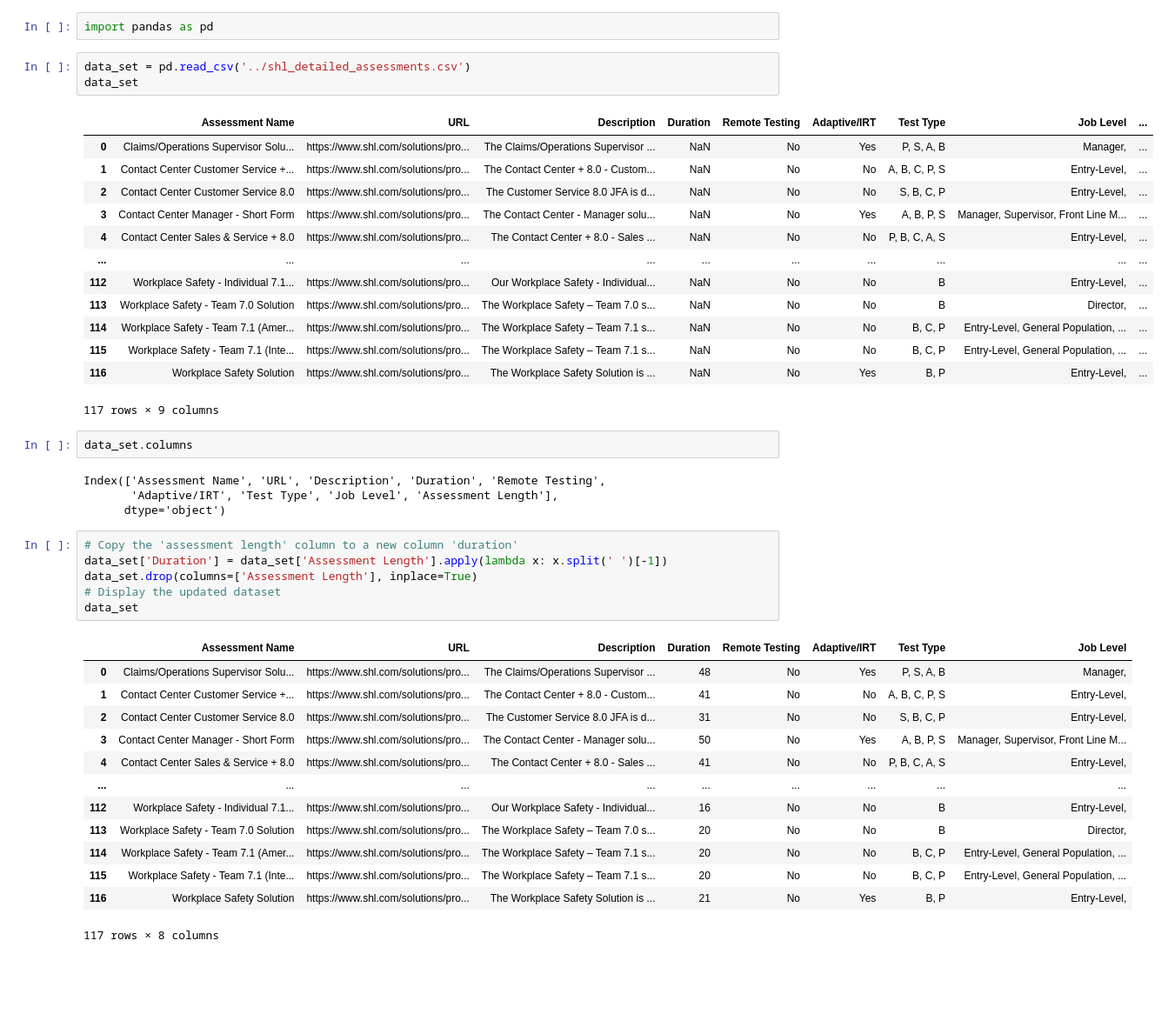
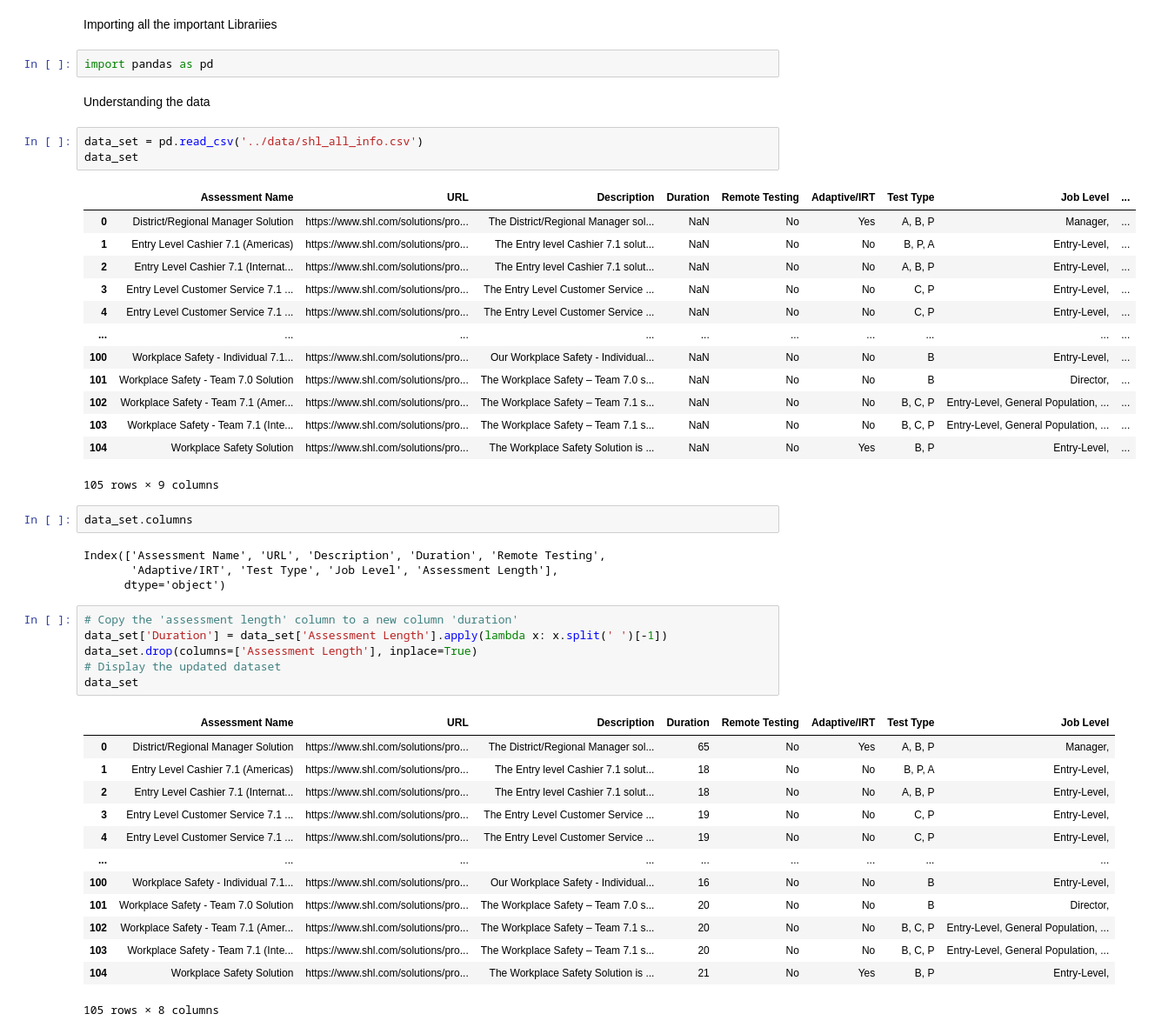
Before and after one commit to sonalrajsr/SHL-Assessment-Recommendation-System-, a Jupyter notebook: notebooks/data_cleaning.ipynb, the cells around one changed output. Shown at 87% size. Drawn from its saved outputs; the diff is of its cells as text; blank space fills up the shorter version.

```diff
--- a/notebooks/data_cleaning.ipynb
+++ b/notebooks/data_cleaning.ipynb
@@ -1,22 +1,26 @@
+# %% [markdown]
+Importing all the important Librariies
 # %%
 import pandas as pd
+# %% [markdown]
+Understanding the data
 # %%
-data_set = pd.read_csv('../shl_detailed_assessments.csv')
+data_set = pd.read_csv('../data/shl_all_info.csv')
 data_set
 # %% [output]
 |  | Assessment Name | URL | Description | Duration | Remote Testing | Adaptive/IRT | Test Type | Job Level | ... |
-| 0 | Claims/Operations Supervisor Solu... | https://www.shl.com/solutions/pro... | The Claims/Operations Supervisor ... | NaN | No | Yes | P, S, A, B | Manager, | ... |
-| 1 | Contact Center Customer Service +... | https://www.shl.com/solutions/pro... | The Contact Center + 8.0 - Custom... | NaN | No | No | A, B, C, P, S | Entry-Level, | ... |
-| 2 | Contact Center Customer Service 8.0 | https://www.shl.com/solutions/pro... | The Customer Service 8.0 JFA is d... | NaN | No | No | S, B, C, P | Entry-Level, | ... |
-| 3 | Contact Center Manager - Short Form | https://www.shl.com/solutions/pro... | The Contact Center - Manager solu... | NaN | No | Yes | A, B, P, S | Manager, Supervisor, Front Line M... | ... |
-| 4 | Contact Center Sales & Service + 8.0 | https://www.shl.com/solutions/pro... | The Contact Center + 8.0 - Sales ... | NaN | No | No | P, B, C, A, S | Entry-Level, | ... |
+| 0 | District/Regional Manager Solution | https://www.shl.com/solutions/pro... | The District/Regional Manager sol... | NaN | No | Yes | A, B, P | Manager, | ... |
+| 1 | Entry Level Cashier 7.1 (Americas) | https://www.shl.com/solutions/pro... | The Entry level Cashier 7.1 solut... | NaN | No | No | B, P, A | Entry-Level, | ... |
+| 2 | Entry Level Cashier 7.1 (Internat... | https://www.shl.com/solutions/pro... | The Entry level Cashier 7.1 solut... | NaN | No | No | A, B, P | Entry-Level, | ... |
+| 3 | Entry Level Customer Service 7.1 ... | https://www.shl.com/solutions/pro... | The Entry Level Customer Service ... | NaN | No | No | C, P | Entry-Level, | ... |
+| 4 | Entry Level Customer Service 7.1 ... | https://www.shl.com/solutions/pro... | The Entry Level Customer Service ... | NaN | No | No | C, P | Entry-Level, | ... |
 | ... | ... | ... | ... | ... | ... | ... | ... | ... | ... |
-| 112 | Workplace Safety - Individual 7.1... | https://www.shl.com/solutions/pro... | Our Workplace Safety - Individual... | NaN | No | No | B | Entry-Level, | ... |
-| 113 | Workplace Safety - Team 7.0 Solution | https://www.shl.com/solutions/pro... | The Workplace Safety – Team 7.0 s... | NaN | No | No | B | Director, | ... |
-| 114 | Workplace Safety - Team 7.1 (Amer... | https://www.shl.com/solutions/pro... | The Workplace Safety – Team 7.1 s... | NaN | No | No | B, C, P | Entry-Level, General Population, ... | ... |
-| 115 | Workplace Safety - Team 7.1 (Inte... | https://www.shl.com/solutions/pro... | The Workplace Safety – Team 7.1 s... | NaN | No | No | B, C, P | Entry-Level, General Population, ... | ... |
-| 116 | Workplace Safety Solution | https://www.shl.com/solutions/pro... | The Workplace Safety Solution is ... | NaN | No | Yes | B, P | Entry-Level, | ... |
+| 100 | Workplace Safety - Individual 7.1... | https://www.shl.com/solutions/pro... | Our Workplace Safety - Individual... | NaN | No | No | B | Entry-Level, | ... |
+| 101 | Workplace Safety - Team 7.0 Solution | https://www.shl.com/solutions/pro... | The Workplace Safety – Team 7.0 s... | NaN | No | No | B | Director, | ... |
+| 102 | Workplace Safety - Team 7.1 (Amer... | https://www.shl.com/solutions/pro... | The Workplace Safety – Team 7.1 s... | NaN | No | No | B, C, P | Entry-Level, General Population, ... | ... |
+| 103 | Workplace Safety - Team 7.1 (Inte... | https://www.shl.com/solutions/pro... | The Workplace Safety – Team 7.1 s... | NaN | No | No | B, C, P | Entry-Level, General Population, ... | ... |
+| 104 | Workplace Safety Solution | https://www.shl.com/solutions/pro... | The Workplace Safety Solution is ... | NaN | No | Yes | B, P | Entry-Level, | ... |
-117 rows × 9 columns
+105 rows × 9 columns
 # %%
 data_set.columns
 # %% [output]
@@ -31,15 +35,15 @@ data_set.drop(columns=['Assessment Length'], inplace=True)
 data_set
 # %% [output]
 |  | Assessment Name | URL | Description | Duration | Remote Testing | Adaptive/IRT | Test Type | Job Level |
-| 0 | Claims/Operations Supervisor Solu... | https://www.shl.com/solutions/pro... | The Claims/Operations Supervisor ... | 48 | No | Yes | P, S, A, B | Manager, |
-| 1 | Contact Center Customer Service +... | https://www.shl.com/solutions/pro... | The Contact Center + 8.0 - Custom... | 41 | No | No | A, B, C, P, S | Entry-Level, |
-| 2 | Contact Center Customer Service 8.0 | https://www.shl.com/solutions/pro... | The Customer Service 8.0 JFA is d... | 31 | No | No | S, B, C, P | Entry-Level, |
-| 3 | Contact Center Manager - Short Form | https://www.shl.com/solutions/pro... | The Contact Center - Manager solu... | 50 | No | Yes | A, B, P, S | Manager, Supervisor, Front Line M... |
-| 4 | Contact Center Sales & Service + 8.0 | https://www.shl.com/solutions/pro... | The Contact Center + 8.0 - Sales ... | 41 | No | No | P, B, C, A, S | Entry-Level, |
+| 0 | District/Regional Manager Solution | https://www.shl.com/solutions/pro... | The District/Regional Manager sol... | 65 | No | Yes | A, B, P | Manager, |
+| 1 | Entry Level Cashier 7.1 (Americas) | https://www.shl.com/solutions/pro... | The Entry level Cashier 7.1 solut... | 18 | No | No | B, P, A | Entry-Level, |
+| 2 | Entry Level Cashier 7.1 (Internat... | https://www.shl.com/solutions/pro... | The Entry level Cashier 7.1 solut... | 18 | No | No | A, B, P | Entry-Level, |
+| 3 | Entry Level Customer Service 7.1 ... | https://www.shl.com/solutions/pro... | The Entry Level Customer Service ... | 19 | No | No | C, P | Entry-Level, |
+| 4 | Entry Level Customer Service 7.1 ... | https://www.shl.com/solutions/pro... | The Entry Level Customer Service ... | 19 | No | No | C, P | Entry-Level, |
 | ... | ... | ... | ... | ... | ... | ... | ... | ... |
-| 112 | Workplace Safety - Individual 7.1... | https://www.shl.com/solutions/pro... | Our Workplace Safety - Individual... | 16 | No | No | B | Entry-Level, |
-| 113 | Workplace Safety - Team 7.0 Solution | https://www.shl.com/solutions/pro... | The Workplace Safety – Team 7.0 s... | 20 | No | No | B | Director, |
-| 114 | Workplace Safety - Team 7.1 (Amer... | https://www.shl.com/solutions/pro... | The Workplace Safety – Team 7.1 s... | 20 | No | No | B, C, P | Entry-Level, General Population, ... |
-| 115 | Workplace Safety - Team 7.1 (Inte... | https://www.shl.com/solutions/pro... | The Workplace Safety – Team 7.1 s... | 20 | No | No | B, C, P | Entry-Level, General Population, ... |
-| 116 | Workplace Safety Solution | https://www.shl.com/solutions/pro... | The Workplace Safety Solution is ... | 21 | No | Yes | B, P | Entry-Level, |
+| 100 | Workplace Safety - Individual 7.1... | https://www.shl.com/solutions/pro... | Our Workplace Safety - Individual... | 16 | No | No | B | Entry-Level, |
+| 101 | Workplace Safety - Team 7.0 Solution | https://www.shl.com/solutions/pro... | The Workplace Safety – Team 7.0 s... | 20 | No | No | B | Director, |
+| 102 | Workplace Safety - Team 7.1 (Amer... | https://www.shl.com/solutions/pro... | The Workplace Safety – Team 7.1 s... | 20 | No | No | B, C, P | Entry-Level, General Population, ... |
+| 103 | Workplace Safety - Team 7.1 (Inte... | https://www.shl.com/solutions/pro... | The Workplace Safety – Team 7.1 s... | 20 | No | No | B, C, P | Entry-Level, General Population, ... |
+| 104 | Workplace Safety Solution | https://www.shl.com/solutions/pro... | The Workplace Safety Solution is ... | 21 | No | Yes | B, P | Entry-Level, |
-117 rows × 8 columns
+105 rows × 8 columns
```
Also changed, not shown: parts of 7 cells of this notebook, 8 other files.
